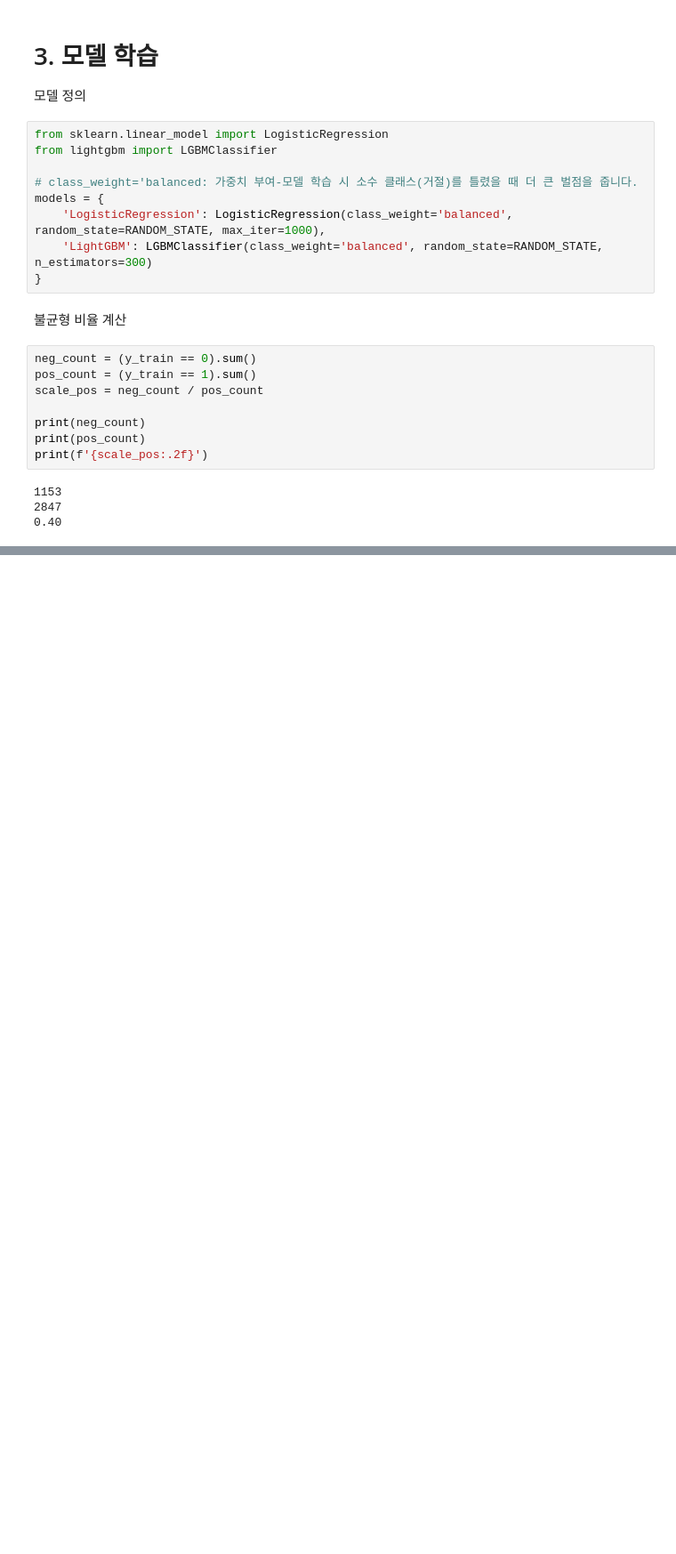
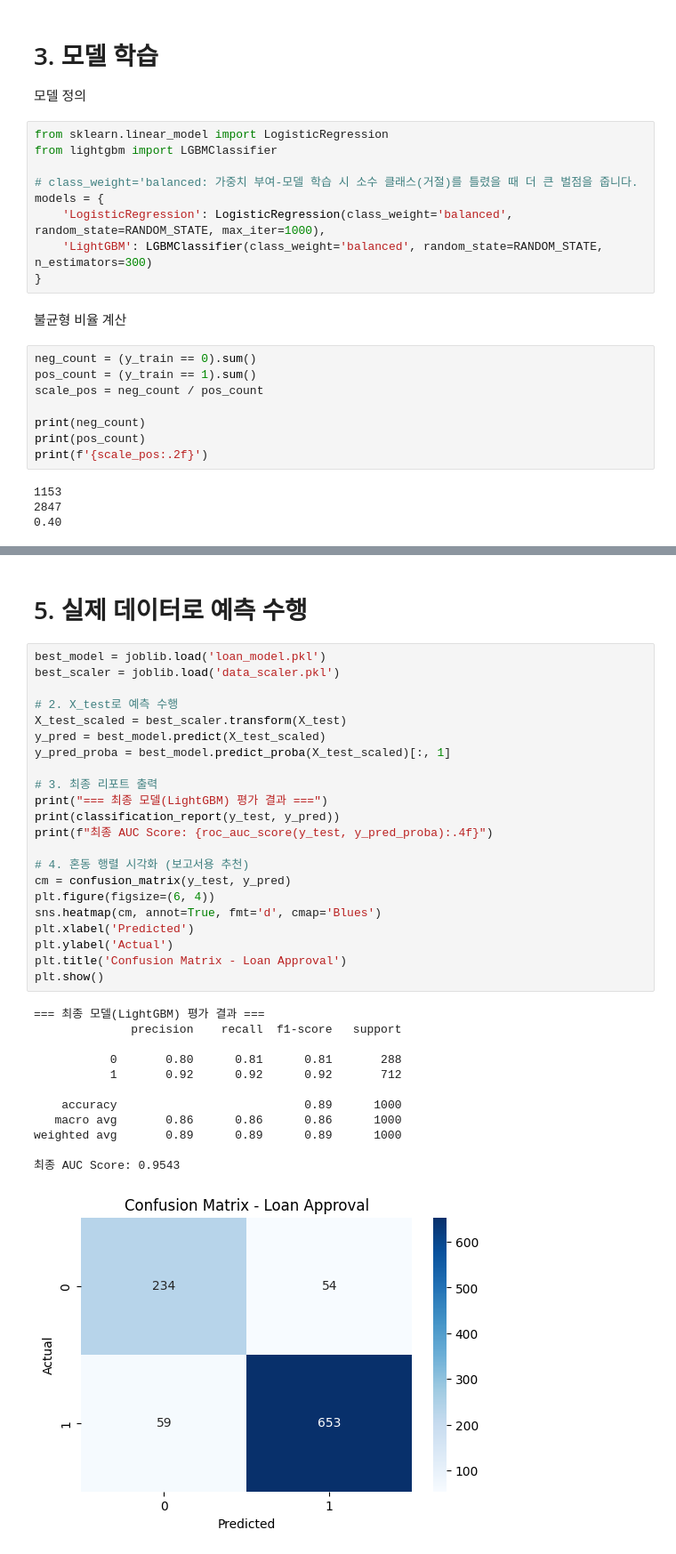
Before and after one commit to SGKwon95/RebootQuest, a Jupyter notebook: Quest1/Q1_AI모델_비교_분석.ipynb, the cells around one changed output, grey strips where cells are left out. Shown at 89% size. Drawn from its saved outputs; the diff is of its cells as text; blank space fills up the shorter version.

```diff
--- a/Quest1/Q1_AI모델_비교_분석.ipynb
+++ b/Quest1/Q1_AI모델_비교_분석.ipynb
@@ -195,0 +245,37 @@ cv_results[name] = { ... .mean() }5번의 테스트를 거치면 5개의 성적
+# %% [markdown]
+# 5. 실제 데이터로 예측 수행
+# %%
+best_model = joblib.load('loan_model.pkl')
+best_scaler = joblib.load('data_scaler.pkl')
+
+# 2. X_test로 예측 수행
+X_test_scaled = best_scaler.transform(X_test)
+y_pred = best_model.predict(X_test_scaled)
+y_pred_proba = best_model.predict_proba(X_test_scaled)[:, 1]
+
+# 3. 최종 리포트 출력
+print("=== 최종 모델(LightGBM) 평가 결과 ===")
+print(classification_report(y_test, y_pred))
+print(f"최종 AUC Score: {roc_auc_score(y_test, y_pred_proba):.4f}")
+
+# 4. 혼동 행렬 시각화 (보고서용 추천)
+cm = confusion_matrix(y_test, y_pred)
+plt.figure(figsize=(6, 4))
+sns.heatmap(cm, annot=True, fmt='d', cmap='Blues')
+plt.xlabel('Predicted')
+plt.ylabel('Actual')
+plt.title('Confusion Matrix - Loan Approval')
+plt.show()
+# %% [output]
+=== 최종 모델(LightGBM) 평가 결과 ===
+              precision    recall  f1-score   support
+
+           0       0.80      0.81      0.81       288
+           1       0.92      0.92      0.92       712
+
+    accuracy                           0.89      1000
+   macro avg       0.86      0.86      0.86      1000
+weighted avg       0.89      0.89      0.89      1000
+
+최종 AUC Score: 0.9543
+[figure, added]
```
Also changed, not shown: parts of 8 cells of this notebook, 3 other files.
